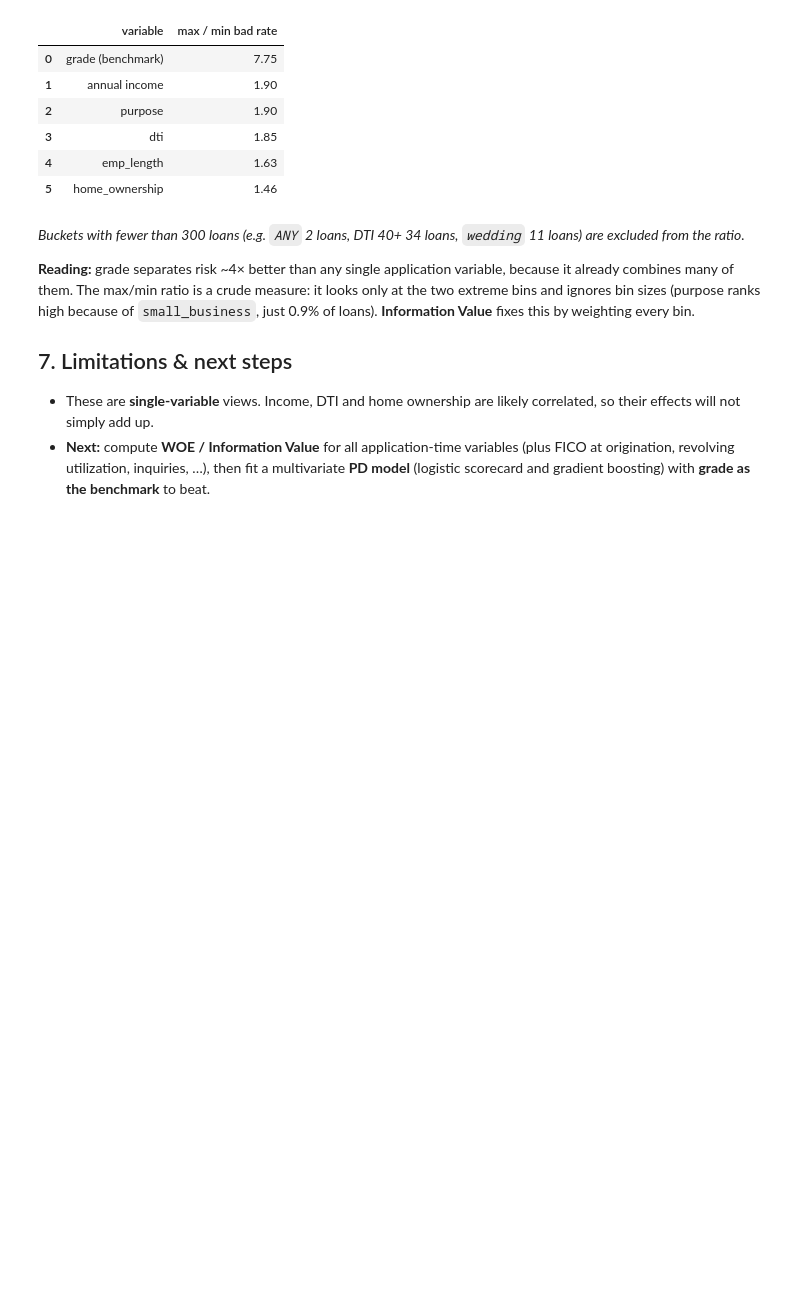
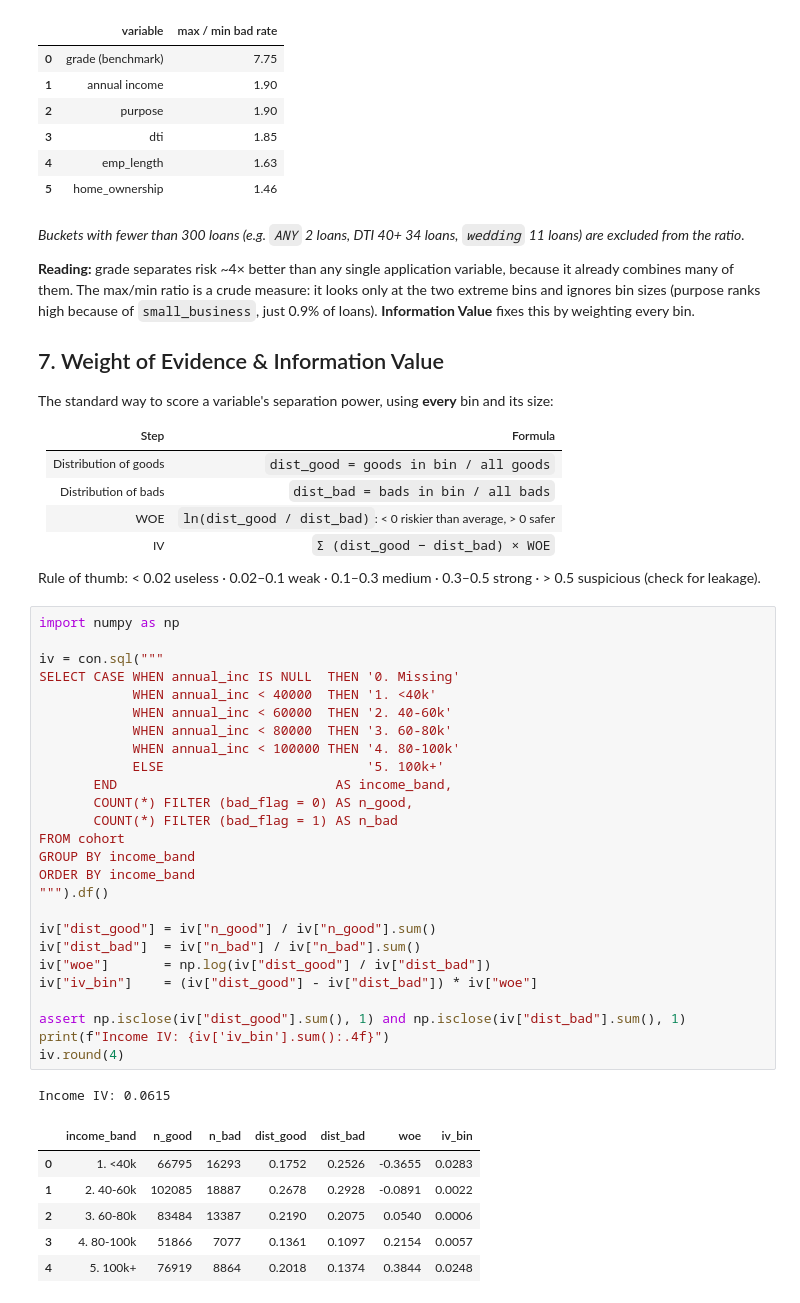
Before and after one commit to qichenz-0825/lending-club-credit-risk-analysis, a Jupyter notebook: Notebooks/05_application_risk_drivers.ipynb, the cells around one changed output. Cells and saved outputs as stored; diff of their text form; blank space fills up the shorter version.

```diff
--- a/Notebooks/05_application_risk_drivers.ipynb
+++ b/Notebooks/05_application_risk_drivers.ipynb
@@ -256,6 +256,48 @@ ranking
 
 **Reading:** grade separates risk ~4× better than any single application variable, because it already combines many of them. The max/min ratio is a crude measure: it looks only at the two extreme bins and ignores bin sizes (purpose ranks high because of `small_business`, just 0.9% of loans). **Information Value** fixes this by weighting every bin.
 
-## 7. Limitations & next steps
-* These are **single-variable** views. Income, DTI and home ownership are likely correlated, so their effects will not simply add up.
-* **Next:** compute **WOE / Information Value** for all application-time variables (plus FICO at origination, revolving utilization, inquiries, …), then fit a multivariate **PD model** (logistic scorecard and gradient boosting) with **grade as the benchmark** to beat.
+## 7. Weight of Evidence & Information Value
+The standard way to score a variable's separation power, using **every** bin and its size:
+
+| Step | Formula |
+|---|---|
+| Distribution of goods | `dist_good = goods in bin / all goods` |
+| Distribution of bads | `dist_bad = bads in bin / all bads` |
+| WOE | `ln(dist_good / dist_bad)`: < 0 riskier than average, > 0 safer |
+| IV | `Σ (dist_good − dist_bad) × WOE` |
+
+Rule of thumb: < 0.02 useless · 0.02–0.1 weak · 0.1–0.3 medium · 0.3–0.5 strong · > 0.5 suspicious (check for leakage).
+# %%
+import numpy as np
+
+iv = con.sql("""
+SELECT CASE WHEN annual_inc IS NULL  THEN '0. Missing'
+            WHEN annual_inc < 40000  THEN '1. <40k'
+            WHEN annual_inc < 60000  THEN '2. 40-60k'
+            WHEN annual_inc < 80000  THEN '3. 60-80k'
+            WHEN annual_inc < 100000 THEN '4. 80-100k'
+            ELSE                          '5. 100k+'
+       END                            AS income_band,
+       COUNT(*) FILTER (bad_flag = 0) AS n_good,
+       COUNT(*) FILTER (bad_flag = 1) AS n_bad
+FROM cohort
+GROUP BY income_band
+ORDER BY income_band
+""").df()
+
+iv["dist_good"] = iv["n_good"] / iv["n_good"].sum()
+iv["dist_bad"]  = iv["n_bad"] / iv["n_bad"].sum()
+iv["woe"]       = np.log(iv["dist_good"] / iv["dist_bad"])
+iv["iv_bin"]    = (iv["dist_good"] - iv["dist_bad"]) * iv["woe"]
+
+assert np.isclose(iv["dist_good"].sum(), 1) and np.isclose(iv["dist_bad"].sum(), 1)
+print(f"Income IV: {iv['iv_bin'].sum():.4f}")
+iv.round(4)
+# %% [output]
+Income IV: 0.0615
+|  | income_band | n_good | n_bad | dist_good | dist_bad | woe | iv_bin |
+| 0 | 1. <40k | 66795 | 16293 | 0.1752 | 0.2526 | -0.3655 | 0.0283 |
+| 1 | 2. 40-60k | 102085 | 18887 | 0.2678 | 0.2928 | -0.0891 | 0.0022 |
+| 2 | 3. 60-80k | 83484 | 13387 | 0.2190 | 0.2075 | 0.0540 | 0.0006 |
+| 3 | 4. 80-100k | 51866 | 7077 | 0.1361 | 0.1097 | 0.2154 | 0.0057 |
+| 4 | 5. 100k+ | 76919 | 8864 | 0.2018 | 0.1374 | 0.3844 | 0.0248 |
```
Also changed, not shown: parts of 2 cells of this notebook, 15 other files.
